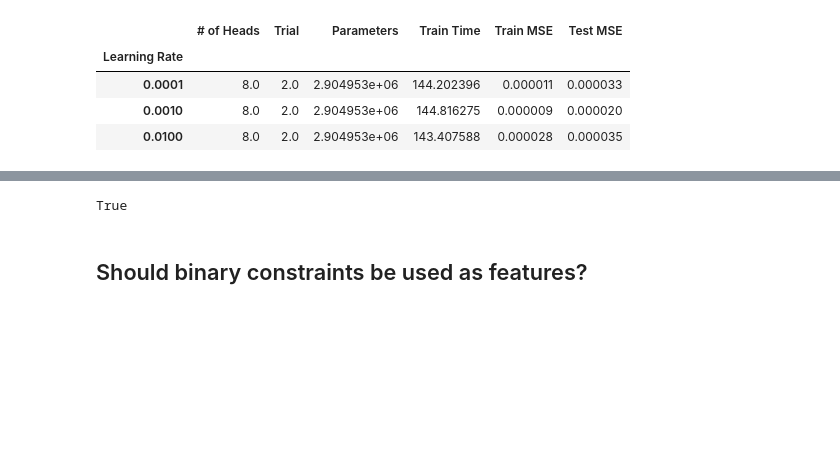
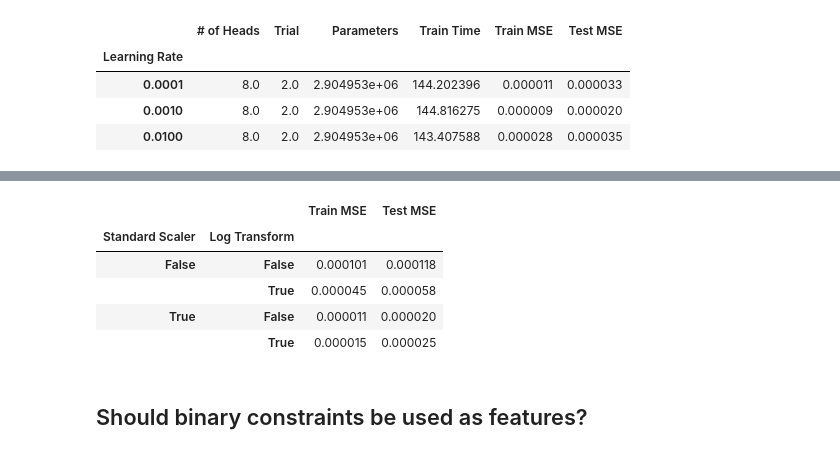
Before and after one commit to ewhalen12/gcnSurrogate, a Jupyter notebook: modelTuning.ipynb, the cells around one changed output, grey strips where cells are left out. Drawn from its saved outputs; the diff is of its cells as text; code cells hidden in the pictures; blank space fills up the shorter version.

Commit message:
finished transformationstudy

```diff
--- a/modelTuning.ipynb
+++ b/modelTuning.ipynb
@@ -189,21 +190,24 @@ df.groupby(['Learning Rate']).mean()
 # %%
-saveDir = './results/modelTuning/transformTuning/'
+saveDir = './results/modelTuning/transformTuning01/'
 
 # build training plan
 options = [True, False]
+seedList = [1,2,3]
 trainConfigs = []
 for st in options:
     for lt in options:
-            trainConfigs.append({'Standard Scaler': st, 'Log Transform': lt})
+        for s in seedList:
+            trainConfigs.append({'Standard Scaler': st, 'Log Transform': lt, 'Trial': s})
 
 # train models
 for i,c in enumerate(trainConfigs):
     print(c)
-    gcn = FeaStNet(architecture='L16/C32/C64/C128/C256/C256/C256/C128/L64/L2', heads=4, useConstraints=False)
+    trainData, valData, testData = partitionGraphList(allGraphs, seed=c['Trial'])
+    gcn = FeaStNet(architecture='L16/C32/C64/C128/C256/C512/C256/C128/L64/L2', heads=8, useConstraints=False)
 
     t = time()
     history = gcn.trainModel(trainData, valData,
-                             epochs=1,
+                             epochs=100,
                              lr=1e-3,
                              batchSize=256,
                              flatten=True,
@@ -218,8 +222,7 @@ for i,c in enumerate(trainConfigs):
     testRes = gcn.testModel(testData)
     c['Test MSE'] = testRes['mse']
 
-# log
-df = pd.DataFrame(trainConfigs)
-df.to_csv(saveDir+'testResults.csv', index=False)
-df
+    # log
+    df = pd.DataFrame(trainConfigs)
+    df.to_csv(saveDir+'testResults.csv', index=False)
 # %% [output]
@@ -228,6 +246,11 @@ TypeError: 'bool' object is not callable
-# %%
-c['Log Transform']
-# %% [output]
-True
+# %%
+df.groupby(['Standard Scaler', 'Log Transform']).mean()[['Train MSE', 'Test MSE']]
+# %% [output]
+|  |  | Train MSE | Test MSE |
+| Standard Scaler | Log Transform |  |  |
+| False | False | 0.000101 | 0.000118 |
+|  | True | 0.000045 | 0.000058 |
+| True | False | 0.000011 | 0.000020 |
+|  | True | 0.000015 | 0.000025 |
 # %% [markdown]
 ## Should binary constraints be used as features?
```
Also changed, not shown: parts of 3 cells of this notebook, 4 other files.
